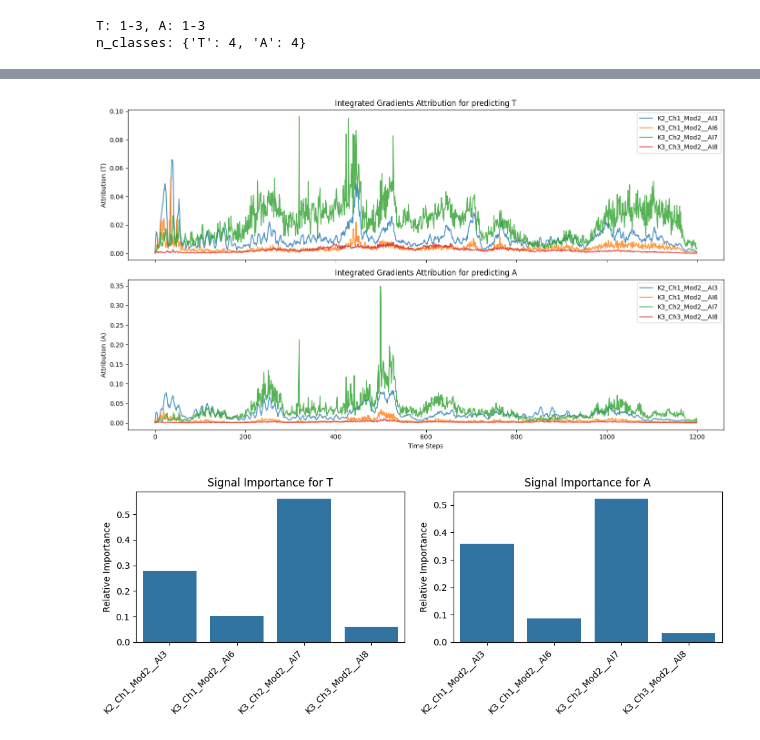
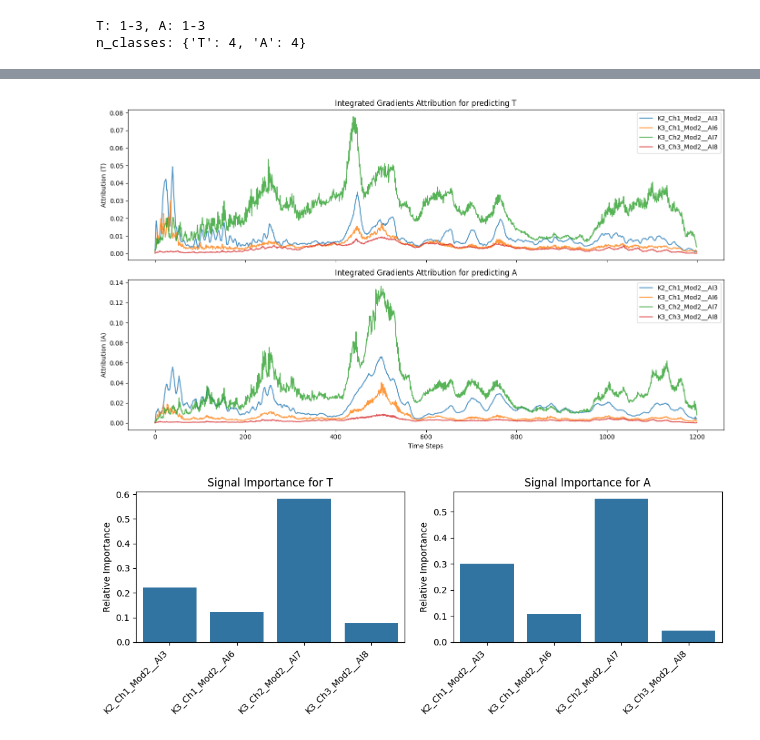
Before and after one commit to felixdivo/sheet-metal-forming-measurement-comparison, a Jupyter notebook: eval-models.ipynb, the cells around one changed output, grey strips where cells are left out. Saved outputs shown, nothing was run; the diff lists cells and outputs as text; code cells hidden in the pictures.

Commit message:
Basic Training

```diff
--- a/eval-models.ipynb
+++ b/eval-models.ipynb
@@ -80,7 +86,7 @@ class SheetMetalDataModule(LightningDataModule):
         batch_size: int = 32,
         num_workers: int = 4,
         train_ratio: float = 0.7,
-        val_ratio: float = 0.15,
+        val_ratio: float = 0.1,
         seed: int = 42,
     ):
         super().__init__()
@@ -110,7 +116,8 @@ class SheetMetalDataModule(LightningDataModule):
         valid_mask = (metadata["T"] != 0) & (metadata["A"] != 0)
         data = data[valid_mask]
         metadata = {k: v[valid_mask] for k, v in metadata.items()}
-        print(f"Filtered {(~valid_mask).sum()} samples with T=0 or A=0, {valid_mask.sum()} remaining")
+        print(
+            f"Filtered {(~valid_mask).sum()} samples with T=0 or A=0, {valid_mask.sum()} remaining")
 
         # Reproducible shuffle and split
         rng = np.random.default_rng(self.seed)
@@ -214,11 +221,11 @@ for ax, label in zip(axes, ["T", "A"]):
         getattr(data_module.test_dataset, label),
     ])
     unique, counts = torch.unique(all_labels, return_counts=True)
-    freq = counts.float() / counts.sum().float()
+    freq = counts.float()
     sns.barplot(x=unique.numpy(), y=freq.numpy(), ax=ax)
-    ax.set_title(f"Frequency of Class Labels ({label})")
-    ax.set_xlabel(f"Class Label ({label})")
-    ax.set_ylabel("Frequency")
+    ax.set_title(f"Label Distribution ({label})")
+    ax.set_xlabel("Class Label")
+    ax.set_ylabel("Count")
 
 plt.tight_layout()
 plt.show()
@@ -227,7 +234,7 @@ plt.show()
 # %%
 # Train a simple 1d-CNN to predict T, A from signals
 
-def conv_block(in_ch, out_ch, kernel_size, pool_size=2, dropout=0.1):
+def conv_block(in_ch, out_ch, kernel_size, pool_size, dropout):
     return torch.nn.Sequential(
         torch.nn.Conv1d(in_ch, out_ch, kernel_size, padding=kernel_size // 2),
         torch.nn.BatchNorm1d(out_ch),
@@ -238,7 +245,7 @@ def conv_block(in_ch, out_ch, kernel_size, pool_size=2, dropout=0.1):
 
 
 class SimpleCNN(LightningModule):
-    def __init__(self, n_signals: int, n_classes: dict, lr: float = 1e-3, dropout: float = 0.25):
+    def __init__(self, n_signals: int, n_classes: dict, lr: float = 5e-4, dropout: float = 0.25):
         super().__init__()
         self.save_hyperparameters()
         self.lr = lr
@@ -349,7 +356,25 @@ Params size (MB): 0.62
 Estimated Total Size (MB): 55.23
 ===================================================================================================================
 # %%
-trainer = Trainer(max_epochs=10, accelerator="auto",
-                  devices="auto", precision="bf16-mixed")
+# Initialize WandB logger for learning curve tracking
+wandb_logger = WandbLogger(project="sheet-metal-forming", name="SimpleCNN")
+
+# Log hyperparameters
+wandb_logger.experiment.config.update({
+    "signal_portion": data_module.signal_portion.name,
+    "n_signals": len(data_module.signal_keys),
+    "batch_size": data_module.batch_size,
+    "train_samples": len(data_module.train_dataset),
+    "val_samples": len(data_module.val_dataset),
+    "test_samples": len(data_module.test_dataset),
+})
+
+trainer = Trainer(
+    max_epochs=15,
+    accelerator="auto",
+    devices="auto",
+    precision="bf16-mixed",
+    logger=wandb_logger,
+)
 trainer.fit(model, datamodule=data_module)
 # %% [output]
@@ -456,34 +535,36 @@ Attribution shape: (4, 1200)
 # %%
 # Visualize attributions
 fig, axes = plt.subplots(2, 1, figsize=(14, 8), sharex=True)
 
 for ax, attr, label in zip(axes, [avg_attr_T, avg_attr_A], ["T", "A"]):
     for i, signal_name in enumerate(data_module.signal_keys):
         ax.plot(attr[i], label=signal_name, alpha=0.8)
     ax.set_ylabel(f"Attribution ({label})")
     ax.set_title(f"Integrated Gradients Attribution for predicting {label}")
     ax.legend(loc="upper right")
 
 axes[-1].set_xlabel("Time Steps")
 plt.tight_layout()
 plt.show()
 
 # Also show aggregated importance per signal
 fig, axes = plt.subplots(1, 2, figsize=(10, 4))
 
 for ax, attr, label in zip(axes, [avg_attr_T, avg_attr_A], ["T", "A"]):
     # Sum attribution over time for each signal
     signal_importance = attr.sum(axis=1)
     signal_importance = signal_importance / signal_importance.sum()  # Normalize
 
-    sns.barplot(x=list(range(len(data_module.signal_keys))), y=signal_importance, ax=ax)
+    sns.barplot(x=list(range(len(data_module.signal_keys))),
+                y=signal_importance, ax=ax)
     ax.set_xticks(range(len(data_module.signal_keys)))
-    ax.set_xticklabels([s.split("/")[-1] for s in data_module.signal_keys], rotation=45, ha="right")
+    ax.set_xticklabels([s.split("/")[-1]
+                       for s in data_module.signal_keys], rotation=45, ha="right")
     ax.set_ylabel("Relative Importance")
     ax.set_title(f"Signal Importance for {label}")
 
 plt.tight_layout()
 plt.show()
 # %% [output]
-[figure, old version]
+[figure, new version]
-[figure, old version]
+[figure, new version]
```
Also changed, not shown: parts of 10 cells of this notebook, 3 other files.
